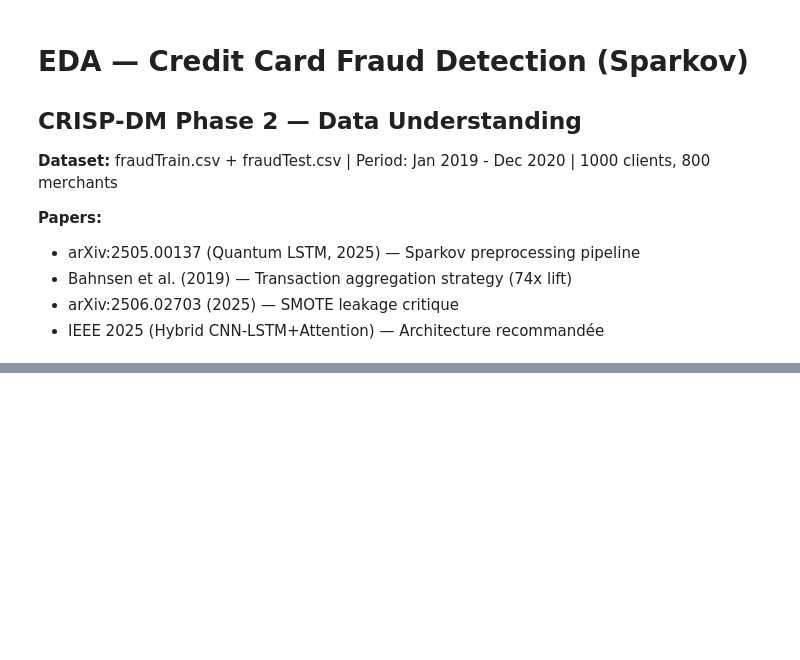
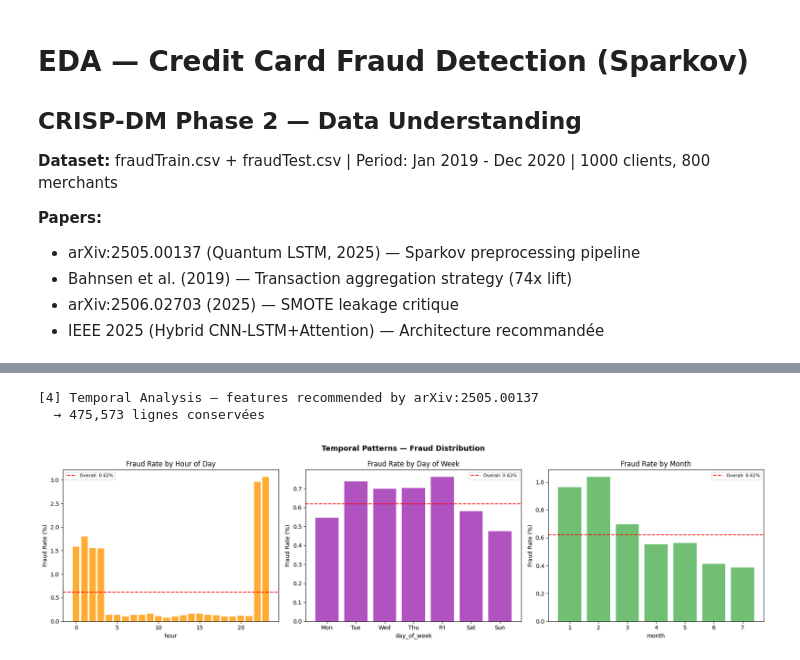
Before and after one commit to philips456/hybrid-ai-platform, a Jupyter notebook: notebooks/01_eda.ipynb, the cells around one changed output, grey strips where cells are left out. Cells and saved outputs as stored; diff of their text form; code cells hidden in the pictures; blank space fills up the shorter version.

```diff
--- a/notebooks/01_eda.ipynb
+++ b/notebooks/01_eda.ipynb
@@ -29,4 +32,10 @@ print('=' * 50)
 # %%
+
+from pathlib import Path
+
+DATA_PATH = Path(
+    "/mnt/c/Users/phili/OneDrive/Desktop/PFE-PROJET1.1/hybrid_ai_platform/data/raw/fraud_detection"
+)
 # Cell 2 — Load Data
 print('[1] Loading data...')
 train = pd.read_csv(DATA_PATH / 'fraudTrain.csv', index_col=0)
@@ -86,30 +139,50 @@ plt.show()
 # %%
 # Cell 6 — Temporal Features (arXiv:2505.00137)
 print('[4] Temporal Analysis — features recommended by arXiv:2505.00137')
-train['trans_date_trans_time'] = pd.to_datetime(train['trans_date_trans_time'])
+
+# Fix: format='mixed' + errors='coerce' pour les timestamps malformés
+if not pd.api.types.is_datetime64_any_dtype(train['trans_date_trans_time']):
+    train['trans_date_trans_time'] = pd.to_datetime(
+        train['trans_date_trans_time'],
+        format='mixed',
+        errors='coerce'
+    )
+
+invalid = train['trans_date_trans_time'].isna().sum()
+if invalid > 0:
+    print(f"  → {invalid} lignes avec timestamp invalide supprimées")
+    train = train.dropna(subset=['trans_date_trans_time'])
+
+print(f"  → {len(train):,} lignes conservées")
+
 train['hour']        = train['trans_date_trans_time'].dt.hour
 train['day_of_week'] = train['trans_date_trans_time'].dt.dayofweek
 train['month']       = train['trans_date_trans_time'].dt.month
 
 fig, axes = plt.subplots(1, 3, figsize=(18, 5))
 days = ['Mon','Tue','Wed','Thu','Fri','Sat','Sun']
 
 for ax, col, labels, title, color in [
-    (axes[0], 'hour',        range(24), 'Fraud Rate by Hour of Day',    '#FF9800'),
-    (axes[1], 'day_of_week', days,      'Fraud Rate by Day of Week',     '#9C27B0'),
-    (axes[2], 'month',       range(1,13),'Fraud Rate by Month',          '#4CAF50'),
+    (axes[0], 'hour',        range(24),  'Fraud Rate by Hour of Day', '#FF9800'),
+    (axes[1], 'day_of_week', days,       'Fraud Rate by Day of Week', '#9C27B0'),
+    (axes[2], 'month',       range(1,13),'Fraud Rate by Month',       '#4CAF50'),
 ]:
     grp = train.groupby(col)['is_fraud'].agg(['sum','count'])
     grp['rate'] = grp['sum'] / grp['count'] * 100
     ax.bar(grp.index if col != 'day_of_week' else days, grp['rate'], color=color, alpha=0.8)
-    ax.axhline(train_fraud_rate, color='red', linestyle='--', label=f'Overall: {train_fraud_rate:.2f}%')
+    ax.axhline(train_fraud_rate, color='red', linestyle='--',
+               label=f'Overall: {train_fraud_rate:.2f}%')
     ax.set(xlabel=col, ylabel='Fraud Rate (%)', title=title)
     ax.legend(fontsize=8)
 
 plt.suptitle('Temporal Patterns — Fraud Distribution', fontsize=13, fontweight='bold')
 plt.tight_layout()
 plt.savefig('notebooks/figures/03_temporal_patterns.png', dpi=150, bbox_inches='tight')
 plt.show()
+# %% [output]
+[4] Temporal Analysis — features recommended by arXiv:2505.00137
+  → 475,573 lignes conservées
+[figure, added]
 # %%
 # Cell 7 — Category Analysis
 print('[5] Fraud Rate by Category')
```
Also changed, not shown: parts of 10 cells of this notebook, 10 other files.
